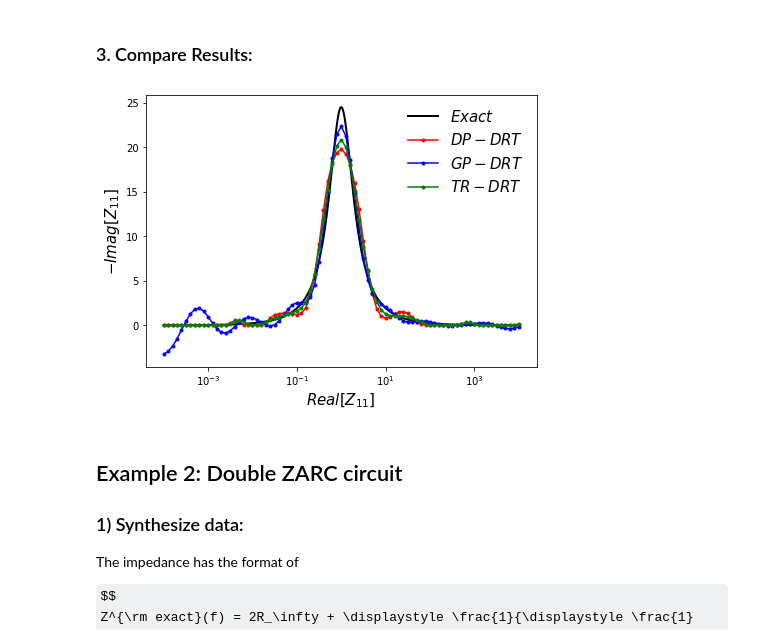
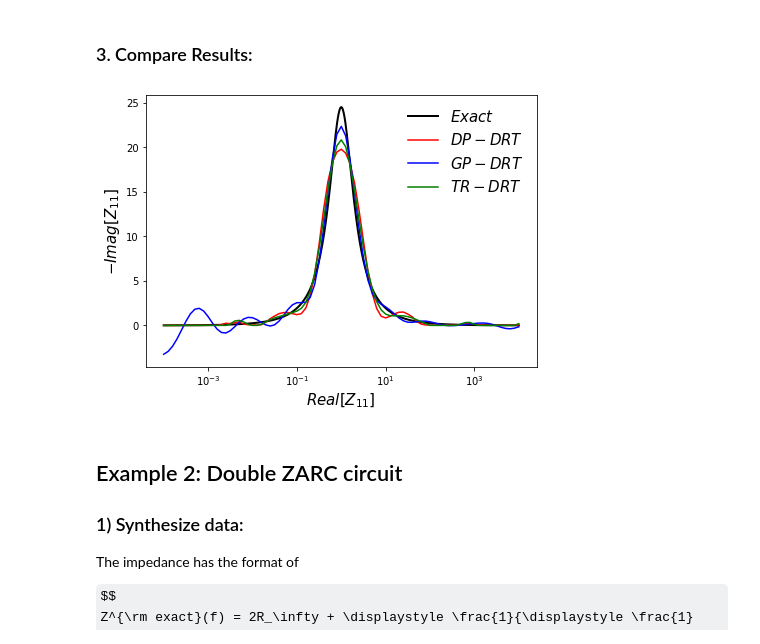
Before and after one commit to giangtle/DRT_Lib, a Jupyter notebook: Example.ipynb, the cells around one changed output. Drawn from its saved outputs; the diff is of its cells as text; code cells hidden in the pictures; some formulas as TeX source.

```diff
--- a/Example.ipynb
+++ b/Example.ipynb
@@ -54,5 +54,5 @@ Tunable hyperparameters:
 * lambda_limit ($\lambda_{lim}$): criteria for early stopping: $\lambda_{lim}=\frac{|MSE_{n+1}-MSE_n|}{MSE_n}$. Default: $1e^{-4}$
 * learning_rate: neural network learning rate. Default: $1e^{-5}$
 # %%
-gamma1, R_inf1, loss1 = DRT_Lib.DP_DRT(freq_vec, Z_exp, display=True)
+gamma1, R_inf1 = DRT_Lib.DP_DRT(freq_vec, Z_exp, display=True)
 # %% [output]
@@ -73,6 +73,6 @@ Tunable hyperparameters:
 * method: Optimization method, select from "SLSQP", "L-BFGS-B", and "TNC". Default: "SLSQP"
 # %%
-gamma3, R_inf3, loss3 = DRT_Lib.TR_DRT(freq_vec, Z_exp, el=1e-2, display=True)
+gamma3, R_inf3 = DRT_Lib.TR_DRT(freq_vec, Z_exp, display=True)
 # %% [output]
 Optimization terminated successfully.    (Exit mode 0)
             Current function value: 16.077023079080526
@@ -85,15 +85,15 @@ Optimization terminated successfully.    (Exit mode 0)
 # %%
 fig, ax = plt.subplots(figsize=(7,5))
 ax.semilogx(freq_vec_plot, gamma_fct_plot, color='black', linewidth=2, label="$Exact$")
-ax.semilogx(freq_vec, gamma1, 'r.-', label="$DP-DRT$")
-ax.semilogx(freq_vec, gamma2, 'b.-', label="$GP-DRT$")
-ax.semilogx(freq_vec, gamma3, 'g.-',label="$TR-DRT$")
+ax.semilogx(freq_vec, gamma1, 'r-', label="$DP-DRT$")
+ax.semilogx(freq_vec, gamma2, 'b-', label="$GP-DRT$")
+ax.semilogx(freq_vec, gamma3, 'g-',label="$TR-DRT$")
 ax.legend(frameon=False, fontsize = 15)
 ax.set_xlabel(r'$Real[Z_{11}]$', fontsize = 15)
 ax.set_ylabel(r'$-Imag[Z_{11}]$', fontsize = 15)
 plt.show()
 # %% [output]
-[figure, old version]
+[figure, new version]
 # %% [markdown]
 ## Example 2: Double ZARC circuit
 ### 1) Synthesize data:
```
Also changed, not shown: parts of 8 cells of this notebook, 2 other files.
